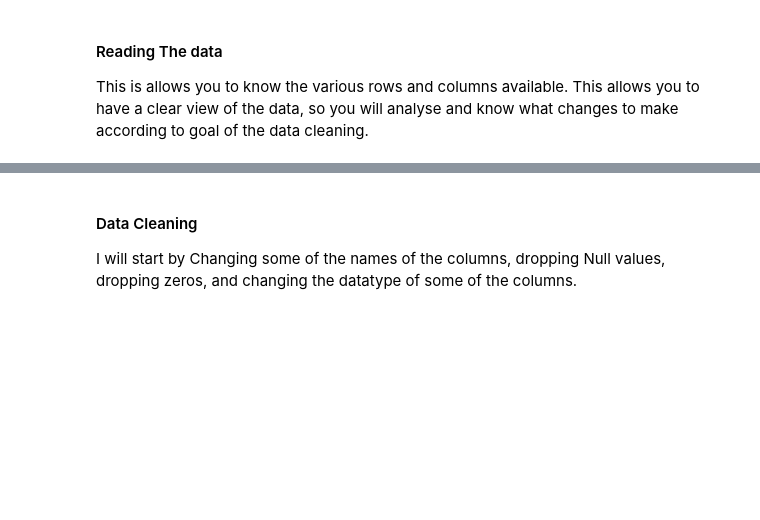
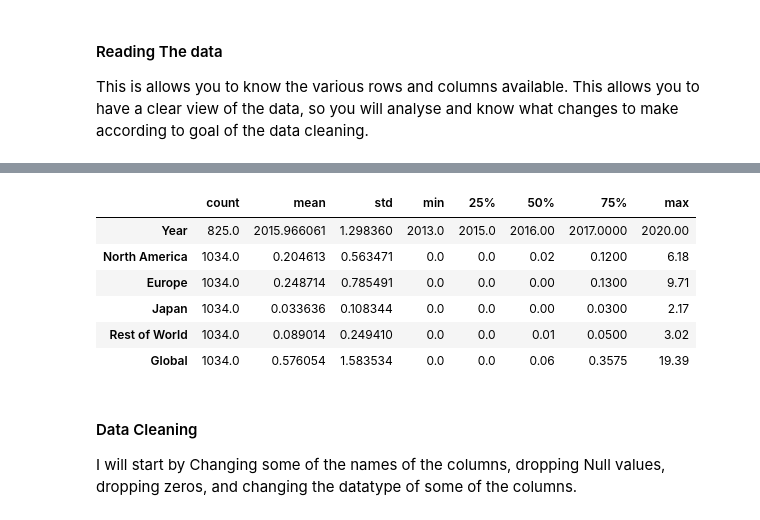
Before and after one commit to llawlaw23/30-Day-ML-Bootcamp---Supervised-Learning-Data-Exploration, a Jupyter notebook: Day 2 to 4/Data Analysis/Analysis on PS4 sales.ipynb, the cells around one changed output, grey strips where cells are left out. Saved outputs shown, nothing was run; the diff lists cells and outputs as text; code cells hidden in the pictures; blank space fills up the shorter version.

```diff
--- a/Day 2 to 4/Data Analysis/Analysis on PS4 sales.ipynb
+++ b/Day 2 to 4/Data Analysis/Analysis on PS4 sales.ipynb
@@ -41,7 +52,15 @@ df.info()
 import missingno as msno
 msno.bar(df)
 # %%
-df.describe
+df.describe().T
+# %% [output]
+|  | count | mean | std | min | 25% | 50% | 75% | max |
+| Year | 825.0 | 2015.966061 | 1.298360 | 2013.0 | 2015.0 | 2016.00 | 2017.0000 | 2020.00 |
+| North America | 1034.0 | 0.204613 | 0.563471 | 0.0 | 0.0 | 0.02 | 0.1200 | 6.18 |
+| Europe | 1034.0 | 0.248714 | 0.785491 | 0.0 | 0.0 | 0.00 | 0.1300 | 9.71 |
+| Japan | 1034.0 | 0.033636 | 0.108344 | 0.0 | 0.0 | 0.00 | 0.0300 | 2.17 |
+| Rest of World | 1034.0 | 0.089014 | 0.249410 | 0.0 | 0.0 | 0.01 | 0.0500 | 3.02 |
+| Global | 1034.0 | 0.576054 | 1.583534 | 0.0 | 0.0 | 0.06 | 0.3575 | 19.39 |
 # %% [markdown]
 #### Data Cleaning
 I will start by Changing some of the names of the columns, dropping Null values, dropping zeros, and changing the datatype of some of the columns.
```
Also changed, not shown: parts of 7 cells of this notebook.
